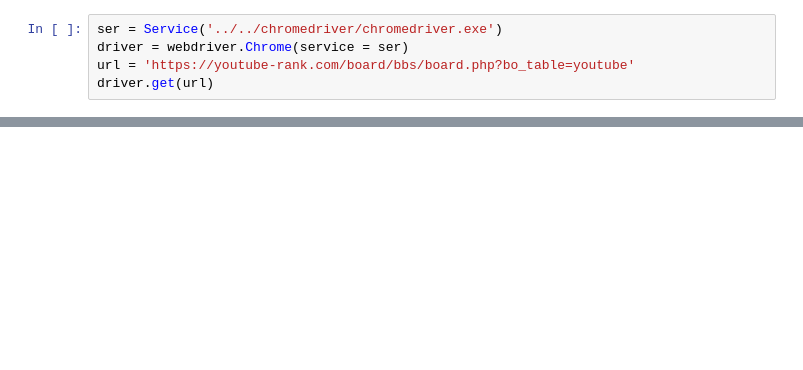
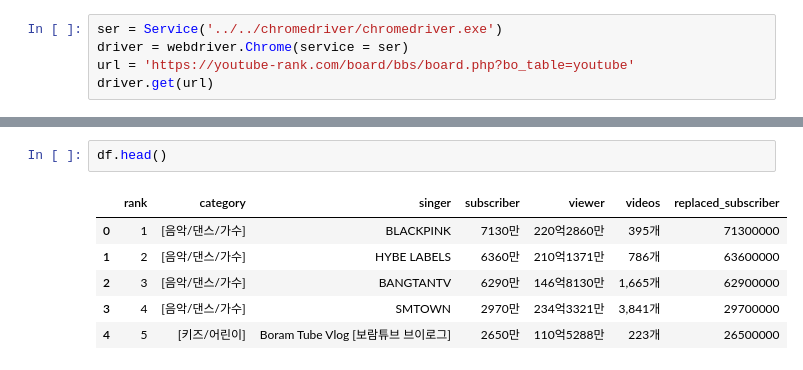
Before and after one commit to powpoww/TIL, a Jupyter notebook: 수업/데이터플랫폼/데이터분석실무_파이썬/3_2_ex_youtube_crawling.ipynb, the cells around one changed output, grey strips where cells are left out. Cells and saved outputs as stored; diff of their text form; blank space fills up the shorter version.

```diff
--- a/수업/데이터플랫폼/데이터분석실무_파이썬/3_2_ex_youtube_crawling.ipynb
+++ b/수업/데이터플랫폼/데이터분석실무_파이썬/3_2_ex_youtube_crawling.ipynb
@@ -48,0 +116,9 @@ songs_data
+# %%
+df.head()
+# %% [output]
+|  | rank | category | singer | subscriber | viewer | videos | replaced_subscriber |
+| 0 | 1 | [음악/댄스/가수] | BLACKPINK | 7130만 | 220억2860만 | 395개 | 71300000 |
+| 1 | 2 | [음악/댄스/가수] | HYBE LABELS | 6360만 | 210억1371만 | 786개 | 63600000 |
+| 2 | 3 | [음악/댄스/가수] | BANGTANTV | 6290만 | 146억8130만 | 1,665개 | 62900000 |
+| 3 | 4 | [음악/댄스/가수] | SMTOWN | 2970만 | 234억3321만 | 3,841개 | 29700000 |
+| 4 | 5 | [키즈/어린이] | Boram Tube Vlog [보람튜브 브이로그] | 2650만 | 110억5288만 | 223개 | 26500000 |
```
Also changed, not shown: parts of 17 cells of this notebook, 5 other files.
